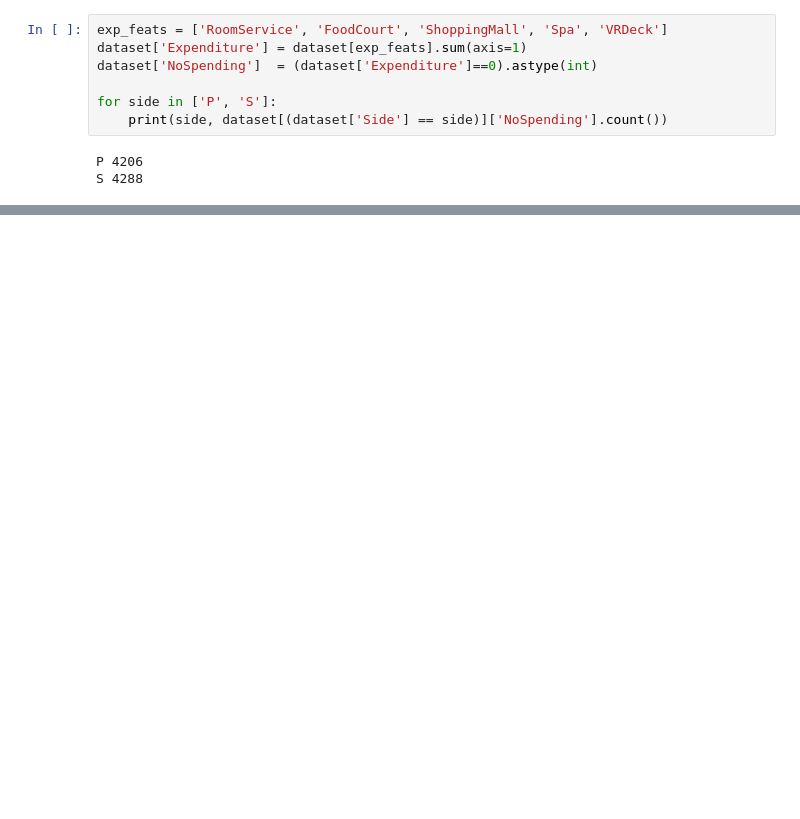
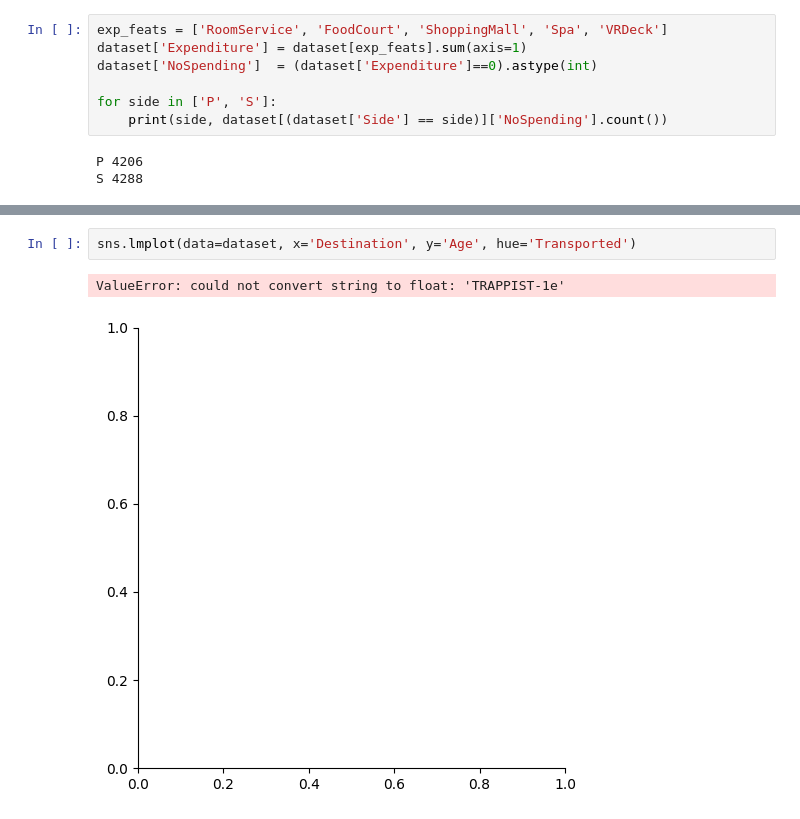
Before and after one commit to YoshiLeLama/projet-ml, a Jupyter notebook: data_analysis.ipynb, the cells around one changed output, grey strips where cells are left out. Cells and saved outputs as stored; diff of their text form; blank space fills up the shorter version.

```diff
--- a/data_analysis.ipynb
+++ b/data_analysis.ipynb
@@ -256,0 +247,5 @@ S 4288
+# %%
+sns.lmplot(data=dataset, x='Destination', y='Age', hue='Transported')
+# %% [output]
+ValueError: could not convert string to float: 'TRAPPIST-1e'
+[figure, added]
```
Also changed, not shown: parts of 10 cells of this notebook, 1 other file.
